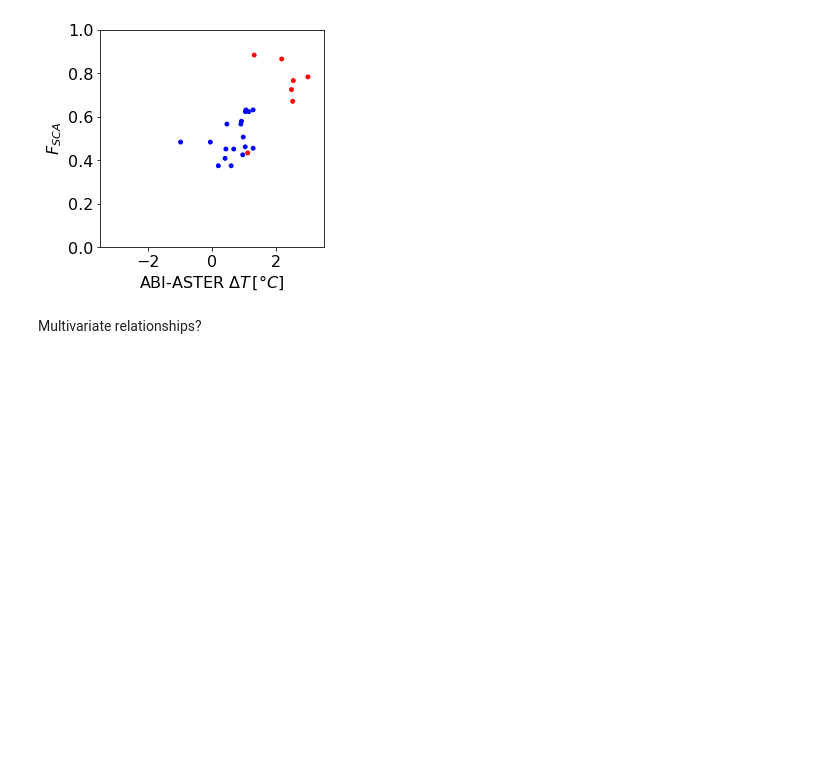
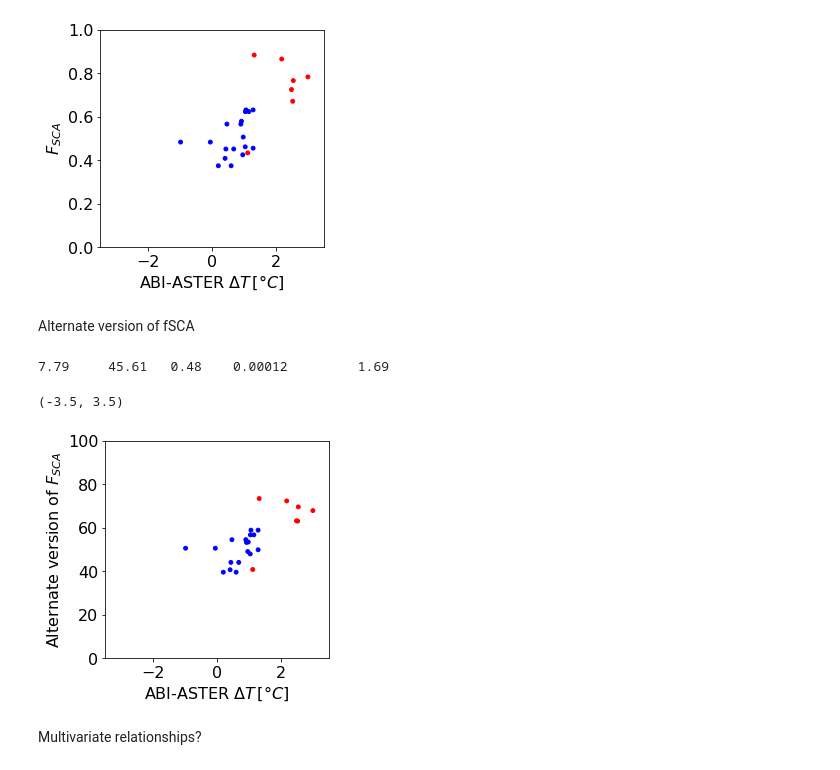
Before and after one commit to spestana/goes-cues, a Jupyter notebook: plot-raster-datasets-slopeaspectfveg.ipynb, the cells around one changed output. Saved outputs shown, nothing was run; the diff lists cells and outputs as text; code cells hidden in the pictures; blank space fills up the shorter version.

```diff
--- a/plot-raster-datasets-slopeaspectfveg.ipynb
+++ b/plot-raster-datasets-slopeaspectfveg.ipynb
@@ -2051,6 +2154,60 @@ plt.xlim(-3.5,3.5)
 0.12     0.44    0.49    9e-05   0.02
 (-3.5, 3.5)
 [figure]
+# %% [markdown]
+Alternate version of fSCA
+# %%
+conf = 0.975
+
+ds_day = ds.where(ds.time.dt.hour>=18, drop=True)
+ds_night = ds.where(ds.time.dt.hour<=6, drop=True)
+
+day_night = ['b' if x==True else 'r' for x in (ds.time.dt.hour<=6).values ]
+
+# All ABI-ASTER deltaT vs fSCA
+_y = ds.modscag.mean(dim=['y','x']).values.ravel()
+_x = ds.ast_goes_mean_diff_tb.mean(dim=['y','x']).values.ravel()
+y = _y[~np.isnan(_x)&~np.isnan(_y)]
+x = _x[~np.isnan(_x)&~np.isnan(_y)]
+x0 = x#[y!=0]
+y0 = y#[y!=0]
+quick_plot2(x0,y0,'ABI-ASTER $\Delta T\,[\degree C]$','Alternate version of $F_{SCA}$', conf, False, day_night, alpha=1) #
+plt.title('')
+plt.ylim(0,100)
+plt.xlim(-3.5,3.5)
+
+#fig,ax = plt.subplots()
+#ds.fsca.mean(dim=['y','x']).plot(ax=ax)
+#fig,ax = plt.subplots()
+#ds.ast_goes_mean_diff_tb.mean(dim=['y','x']).plot(ax=ax)
+
+## Day ABI-ASTER deltaT vs fSCA
+#_y = ds_day.fsca.mean(dim=['y','x']).values.ravel()
+#_x = ds_day.ast_goes_mean_diff_tb.mean(dim=['y','x']).values.ravel()
+#y = _y[~np.isnan(_x)&~np.isnan(_y)]
+#x = _x[~np.isnan(_x)&~np.isnan(_y)]
+#x0 = x#[y!=0]
+#y0 = y#[y!=0]
+#quick_plot2(x0,y0,'Day ABI-ASTER $\Delta T\,[\degree C]$','$F_{SCA}$', conf, False, 'r', alpha=1) #
+#plt.title('')
+#plt.ylim(0,1)
+#plt.xlim(-3,3)
+#
+## Night ABI-ASTER deltaT vs fSCA
+#_y = ds_night.fsca.mean(dim=['y','x']).values.ravel()
+#_x = ds_night.ast_goes_mean_diff_tb.mean(dim=['y','x']).values.ravel()
+#y = _y[~np.isnan(_x)&~np.isnan(_y)]
+#x = _x[~np.isnan(_x)&~np.isnan(_y)]
+#x0 = x#[y!=0]
+#y0 = y#[y!=0]
+#quick_plot2(x0,y0,'Night ABI-ASTER $\Delta T\,[\degree C]$','$F_{SCA}$', conf, False, 'b', alpha=1) #
+#plt.title('')
+#plt.ylim(0,1)
+#plt.xlim(-3,3)
+# %% [output]
+7.79     45.61   0.48    0.00012         1.69
+(-3.5, 3.5)
+[figure, added]
 # %%
 #conf = 0.975
 #
```
Also changed, not shown: parts of 8 cells of this notebook, 1 other file.
